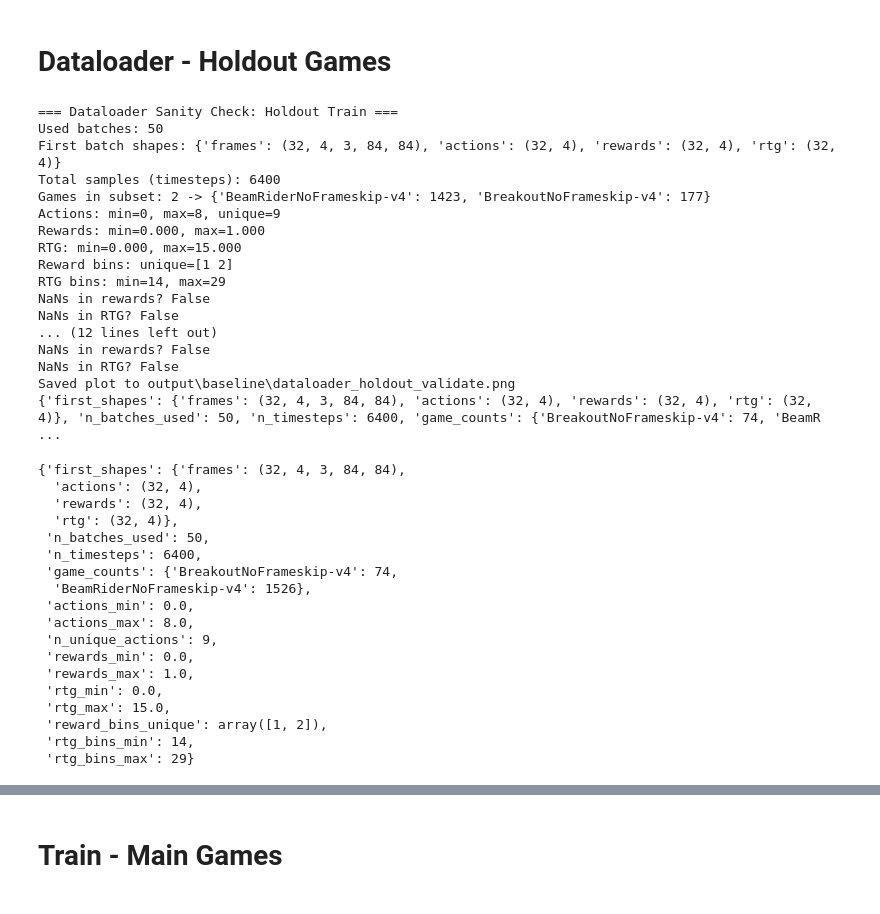
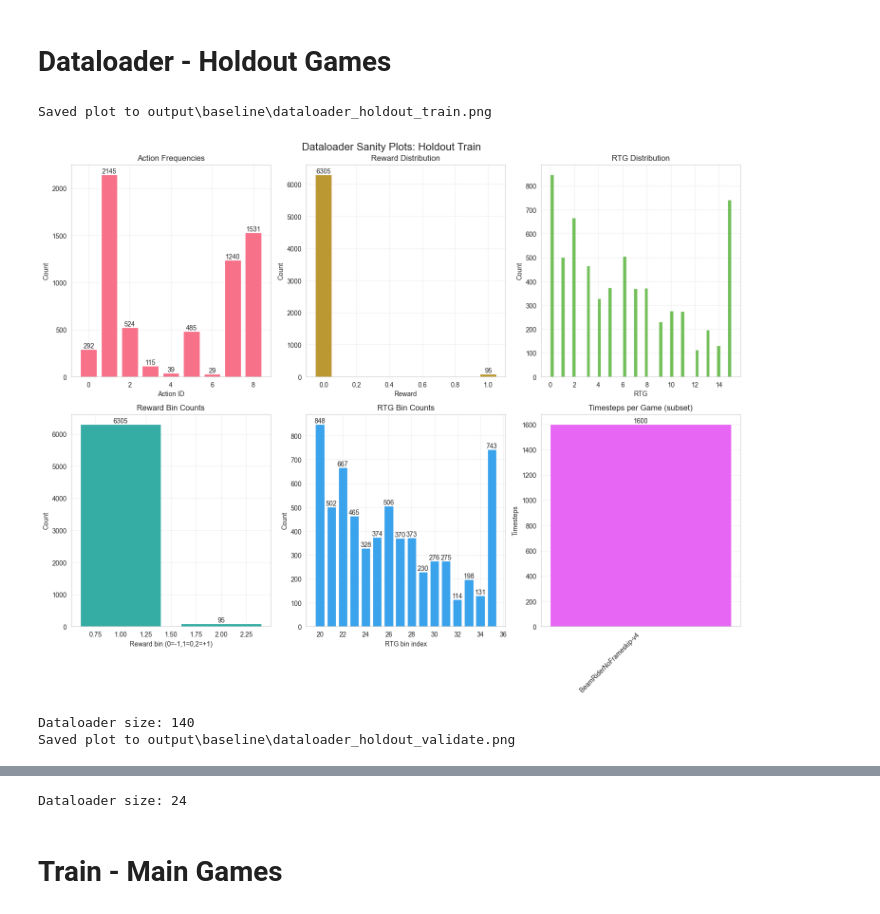
Before and after one commit to IdanReed/AtariDeepLearning, a Jupyter notebook: _model_baseline.ipynb, the cells around one changed output, grey strips where cells are left out. Saved outputs shown, nothing was run; the diff lists cells and outputs as text; code cells hidden in the pictures.

```diff
--- a/_model_baseline.ipynb
+++ b/_model_baseline.ipynb
@@ -93,41 +65,10 @@ Saved plot to output\baseline\dataloader_main_validate.png
 # %% [markdown]
 # Dataloader - Holdout Games
 # %%
-inspect_dataloader(holdout_bundle.train_loader, "Holdout Train", output_dir=OUTPUT_DIR)
-inspect_dataloader(holdout_bundle.val_loader, "Holdout Validate", output_dir=OUTPUT_DIR)
+_ = inspect_dataloader(holdout_bundle.train_loader, "Holdout Train", output_dir=OUTPUT_DIR)
+_ = inspect_dataloader(holdout_bundle.val_loader, "Holdout Validate", output_dir=OUTPUT_DIR)
 # %% [output]
-=== Dataloader Sanity Check: Holdout Train ===
-Used batches: 50
-First batch shapes: {'frames': (32, 4, 3, 84, 84), 'actions': (32, 4), 'rewards': (32, 4), 'rtg': (32, 4)}
-Total samples (timesteps): 6400
-Games in subset: 2 -> {'BeamRiderNoFrameskip-v4': 1423, 'BreakoutNoFrameskip-v4': 177}
-Actions: min=0, max=8, unique=9
-Rewards: min=0.000, max=1.000
-RTG: min=0.000, max=15.000
-Reward bins: unique=[1 2]
-RTG bins: min=14, max=29
-NaNs in rewards? False
-NaNs in RTG? False
-... (12 lines left out)
-NaNs in rewards? False
-NaNs in RTG? False
-Saved plot to output\baseline\dataloader_holdout_validate.png
-{'first_shapes': {'frames': (32, 4, 3, 84, 84), 'actions': (32, 4), 'rewards': (32, 4), 'rtg': (32, 4)}, 'n_batches_used': 50, 'n_timesteps': 6400, 'game_counts': {'BreakoutNoFrameskip-v4': 74, 'BeamR ...
+Saved plot to output\baseline\dataloader_holdout_train.png
+[figure, added]
-{'first_shapes': {'frames': (32, 4, 3, 84, 84),
-  'actions': (32, 4),
-  'rewards': (32, 4),
-  'rtg': (32, 4)},
- 'n_batches_used': 50,
- 'n_timesteps': 6400,
- 'game_counts': {'BreakoutNoFrameskip-v4': 74,
-  'BeamRiderNoFrameskip-v4': 1526},
- 'actions_min': 0.0,
- 'actions_max': 8.0,
- 'n_unique_actions': 9,
- 'rewards_min': 0.0,
- 'rewards_max': 1.0,
- 'rtg_min': 0.0,
- 'rtg_max': 15.0,
- 'reward_bins_unique': array([1, 2]),
- 'rtg_bins_min': 14,
- 'rtg_bins_max': 29}
+Dataloader size: 140
+Saved plot to output\baseline\dataloader_holdout_validate.png
@@ -134,3 +76,4 @@ Saved plot to output\baseline\dataloader_holdout_validate.png
+Dataloader size: 24
 # %% [markdown]
 # Train - Main Games
 # %%
```
Also changed, not shown: parts of 10 cells of this notebook, 3 other files.
